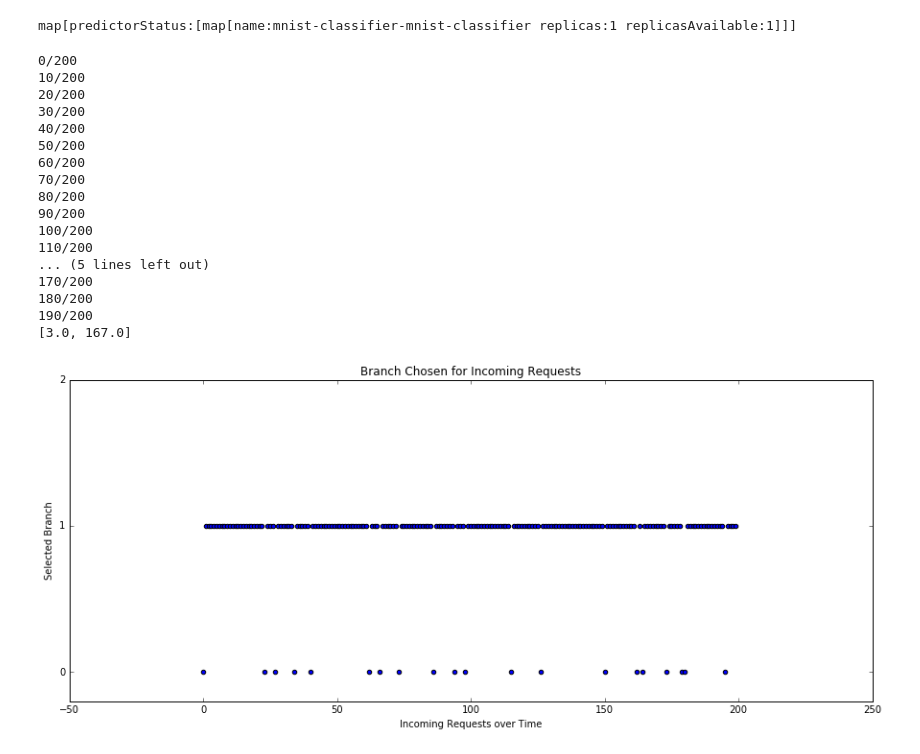
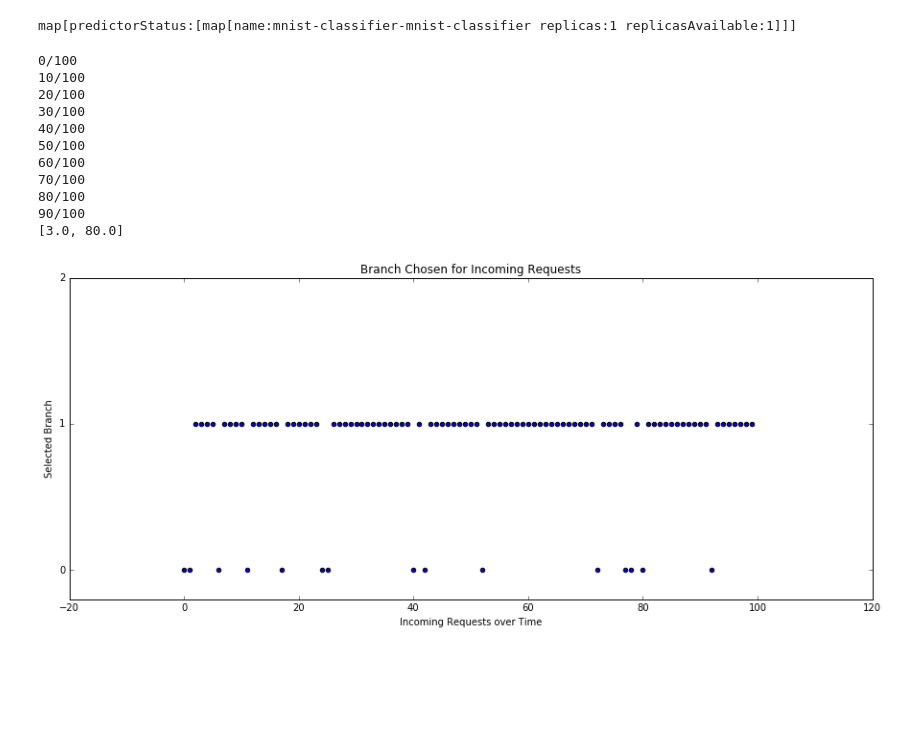
Before and after one commit to kubeflow/example-seldon, a Jupyter notebook: notebooks/example.ipynb, the cells around one changed output. Saved outputs shown, nothing was run; the diff lists cells and outputs as text; code cells hidden in the pictures; blank space fills up the shorter version.

```diff
--- a/notebooks/example.ipynb
+++ b/notebooks/example.ipynb
@@ -371,49 +421,43 @@ Wait until ready (replicas == replicasAvailable)
 map[predictorStatus:[map[name:mnist-classifier-mnist-classifier replicas:1 replicasAvailable:1]]]
 # %%
 score = [0.0,0.0]
-sz = 200
+sz = 100
 batch_xs, batch_ys = mnist.train.next_batch(sz)
 routes_history = []
 for idx in range(sz):
     if idx % 10 == 0:
         print "{}/{}".format(idx,sz)
     data = batch_xs[idx].reshape((1,784))
     request = {"data":{"ndarray":data.tolist()}}
     response = rest_request("mnist-classifier",request)
     route = response.get("meta").get("routing").get("eg-router")
     proba = response["data"]["ndarray"][0]
     predicted = proba.index(max(proba))
     correct = np.argmax(batch_ys[idx])
     if predicted == correct:
         score[route] = score[route] + 1
         send_feedback_rest("mnist-classifier",request,response,reward=1)
     else:
         send_feedback_rest("mnist-classifier",request,response,reward=0)
     routes_history.append(route)
 
 plt.figure(figsize=(15,6))
 ax = plt.scatter(range(len(routes_history)),routes_history)
 ax.axes.xaxis.set_label_text("Incoming Requests over Time")
 ax.axes.yaxis.set_label_text("Selected Branch")
 plt.yticks([0,1,2])
 _ = plt.title("Branch Chosen for Incoming Requests")
 print score
 # %% [output]
-0/200
-10/200
-20/200
-30/200
-40/200
-50/200
-60/200
-70/200
-80/200
-90/200
-100/200
-110/200
-... (5 lines left out)
-170/200
-180/200
-190/200
-[3.0, 167.0]
+0/100
+10/100
+20/100
+30/100
+40/100
+50/100
+60/100
+70/100
+80/100
+90/100
+[3.0, 80.0]
-[figure, old version]
+[figure, new version]
```
Also changed, not shown: parts of 18 cells of this notebook, 3 other files.
